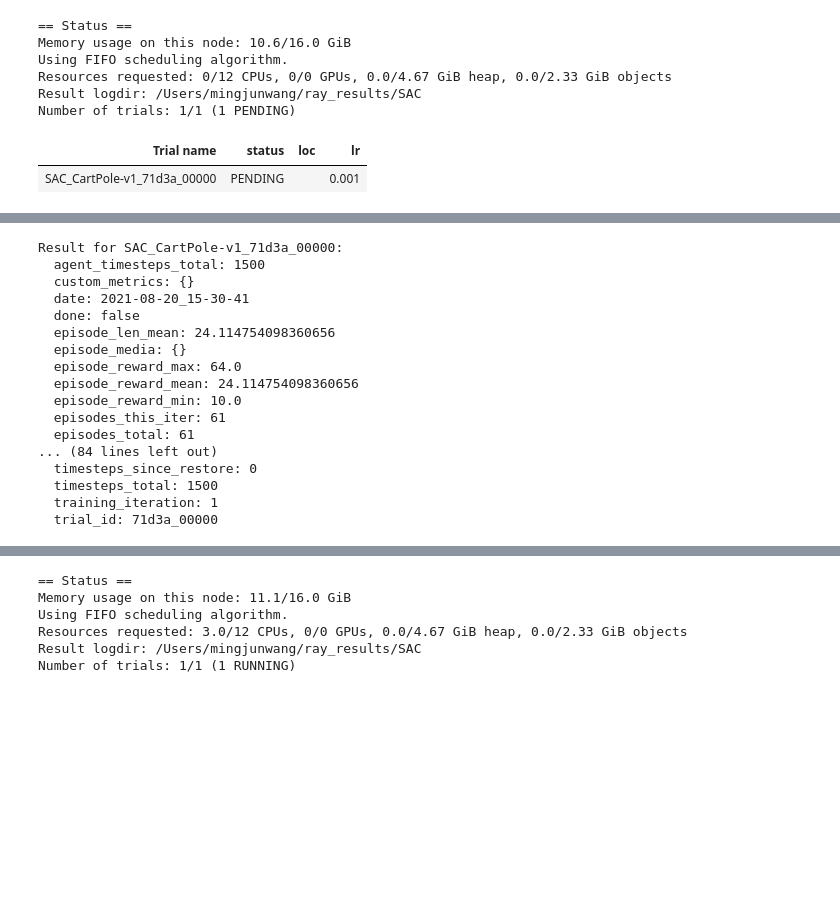
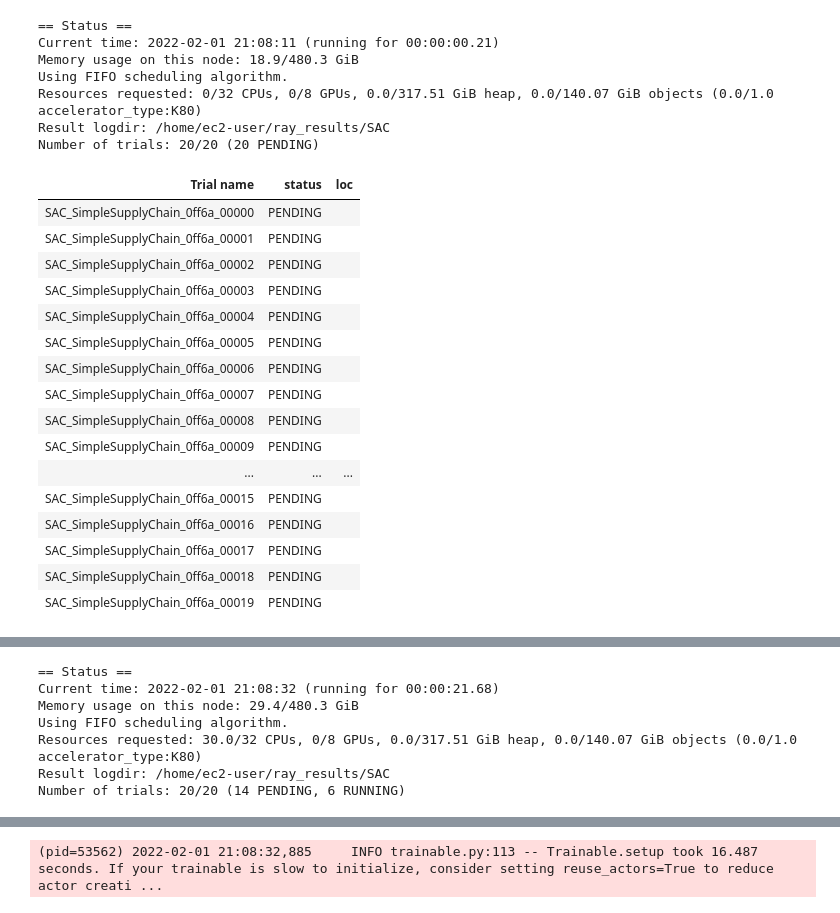
Before and after one commit to mingjunwang88/RL, a Jupyter notebook: SACRay.ipynb, the cells around one changed output, grey strips where cells are left out. Cells and saved outputs as stored; diff of their text form; code cells hidden in the pictures; blank space fills up the shorter version.

```diff
--- a/SACRay.ipynb
+++ b/SACRay.ipynb
@@ -19,21 +24,58 @@ ray.init()
 # %%
 alg = 'SAC'  #A2C SAC
 
+"""
 tune.run(alg,
     stop={"training_iteration": 1000},
     config={
         'env':'CartPole-v1',
         'num_gpus':0,
         'num_workers':2,
         'lr':tune.grid_search([.001,])
     }
 )
+"""
+if __name__ == '__main__':
+
+    stop = {
+            "training_iteration": 40,
+            "episode_reward_mean": 10000000,
+        }
+
+    config = {
+            "env": e.SimpleSupplyChain,
+            # Use GPUs iff `RLLIB_NUM_GPUS` env var set to > 0.
+            "num_gpus": 0,
+            "num_workers": 4 , # parallelism,
+            'framework': 'tf'
+        }
+
+    tune.run('SAC',num_samples=20,
+        stop=stop,
+        config=config
+    )
 # %% [output]
 == Status ==
-Memory usage on this node: 10.6/16.0 GiB
+Current time: 2022-02-01 21:08:11 (running for 00:00:00.21)
+Memory usage on this node: 18.9/480.3 GiB
 Using FIFO scheduling algorithm.
-Resources requested: 0/12 CPUs, 0/0 GPUs, 0.0/4.67 GiB heap, 0.0/2.33 GiB objects
-Result logdir: /Users/mingjunwang/ray_results/SAC
-Number of trials: 1/1 (1 PENDING)
+Resources requested: 0/32 CPUs, 0/8 GPUs, 0.0/317.51 GiB heap, 0.0/140.07 GiB objects (0.0/1.0 accelerator_type:K80)
+Result logdir: /home/ec2-user/ray_results/SAC
+Number of trials: 20/20 (20 PENDING)
-| Trial name | status | loc | lr |
-| SAC_CartPole-v1_71d3a_00000 | PENDING |  | 0.001 |
+| Trial name | status | loc |
+| SAC_SimpleSupplyChain_0ff6a_00000 | PENDING |  |
+| SAC_SimpleSupplyChain_0ff6a_00001 | PENDING |  |
+| SAC_SimpleSupplyChain_0ff6a_00002 | PENDING |  |
+| SAC_SimpleSupplyChain_0ff6a_00003 | PENDING |  |
+| SAC_SimpleSupplyChain_0ff6a_00004 | PENDING |  |
+| SAC_SimpleSupplyChain_0ff6a_00005 | PENDING |  |
+| SAC_SimpleSupplyChain_0ff6a_00006 | PENDING |  |
+| SAC_SimpleSupplyChain_0ff6a_00007 | PENDING |  |
+| SAC_SimpleSupplyChain_0ff6a_00008 | PENDING |  |
+| SAC_SimpleSupplyChain_0ff6a_00009 | PENDING |  |
+| ... | ... | ... |
+| SAC_SimpleSupplyChain_0ff6a_00015 | PENDING |  |
+| SAC_SimpleSupplyChain_0ff6a_00016 | PENDING |  |
+| SAC_SimpleSupplyChain_0ff6a_00017 | PENDING |  |
+| SAC_SimpleSupplyChain_0ff6a_00018 | PENDING |  |
+| SAC_SimpleSupplyChain_0ff6a_00019 | PENDING |  |
@@ -46,17 +99,7 @@ Number of trials: 1/1 (1 PENDING)
-Result for SAC_CartPole-v1_71d3a_00000:
-  agent_timesteps_total: 1500
-  custom_metrics: {}
-  date: 2021-08-20_15-30-41
-  done: false
-  episode_len_mean: 24.114754098360656
-  episode_media: {}
-  episode_reward_max: 64.0
-  episode_reward_mean: 24.114754098360656
-  episode_reward_min: 10.0
-  episodes_this_iter: 61
-  episodes_total: 61
-... (84 lines left out)
-  timesteps_since_restore: 0
-  timesteps_total: 1500
-  training_iteration: 1
-  trial_id: 71d3a_00000
+== Status ==
+Current time: 2022-02-01 21:08:32 (running for 00:00:21.68)
+Memory usage on this node: 29.4/480.3 GiB
+Using FIFO scheduling algorithm.
+Resources requested: 30.0/32 CPUs, 0/8 GPUs, 0.0/317.51 GiB heap, 0.0/140.07 GiB objects (0.0/1.0 accelerator_type:K80)
+Result logdir: /home/ec2-user/ray_results/SAC
+Number of trials: 20/20 (14 PENDING, 6 RUNNING)
@@ -63,6 +123 @@ Result for SAC_CartPole-v1_71d3a_00000:
-== Status ==
-Memory usage on this node: 11.1/16.0 GiB
-Using FIFO scheduling algorithm.
-Resources requested: 3.0/12 CPUs, 0/0 GPUs, 0.0/4.67 GiB heap, 0.0/2.33 GiB objects
-Result logdir: /Users/mingjunwang/ray_results/SAC
-Number of trials: 1/1 (1 RUNNING)
+(pid=53562) 2022-02-01 21:08:32,885     INFO trainable.py:113 -- Trainable.setup took 16.487 seconds. If your trainable is slow to initialize, consider setting reuse_actors=True to reduce actor creati ...
```
Also changed, not shown: parts of 3 cells of this notebook, 10 other files.
